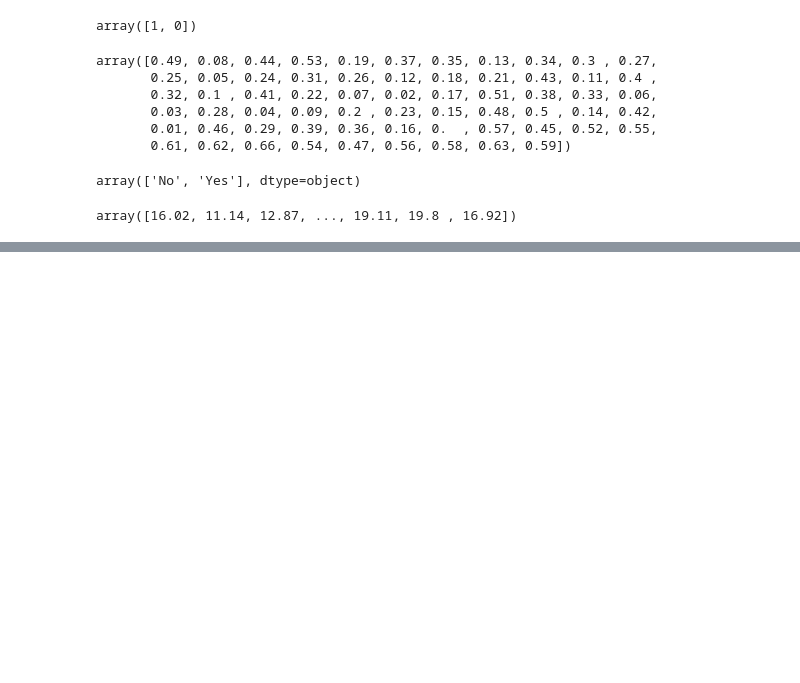
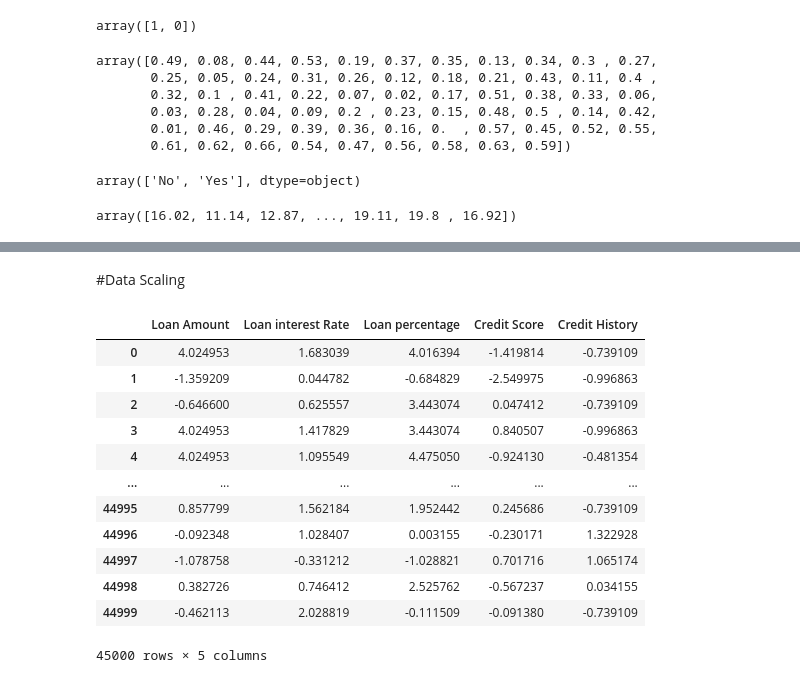
Before and after one commit to Muhammad-Musharraf/Machine-Learning, a Jupyter notebook: Loan_Approved_Prediction.ipynb, the cells around one changed output, grey strips where cells are left out. Saved outputs shown, nothing was run; the diff lists cells and outputs as text; code cells hidden in the pictures; blank space fills up the shorter version.

```diff
--- a/Loan_Approved_Prediction.ipynb
+++ b/Loan_Approved_Prediction.ipynb
@@ -227,0 +303,4 @@ array([16.02, 11.14, 12.87, ..., 19.11, 19.8 , 16.92])
+# %%
+le=LabelEncoder()
+# %%
+df['Previous Loan']=le.fit_transform(df['Previous Loan'])
@@ -227,0 +324,10 @@ array([16.02, 11.14, 12.87, ..., 19.11, 19.8 , 16.92])
+# %% [markdown]
+#Data Scaling
+# %%
+num_cols = [
+    'Loan Amount',
+    'Loan interest Rate',
+    'Loan percentage',
+    'Credit Score',
+    'Credit History'
+]
@@ -227,0 +342,23 @@ array([16.02, 11.14, 12.87, ..., 19.11, 19.8 , 16.92])
+# %%
+from sklearn.preprocessing import StandardScaler
+
+scaler = StandardScaler()
+
+for col in num_cols:
+    df[col] = scaler.fit_transform(df[[col]])
+# %%
+df[num_cols]
+# %% [output]
+|  | Loan Amount | Loan interest Rate | Loan percentage | Credit Score | Credit History |
+| 0 | 4.024953 | 1.683039 | 4.016394 | -1.419814 | -0.739109 |
+| 1 | -1.359209 | 0.044782 | -0.684829 | -2.549975 | -0.996863 |
+| 2 | -0.646600 | 0.625557 | 3.443074 | 0.047412 | -0.739109 |
+| 3 | 4.024953 | 1.417829 | 3.443074 | 0.840507 | -0.996863 |
+| 4 | 4.024953 | 1.095549 | 4.475050 | -0.924130 | -0.481354 |
+| ... | ... | ... | ... | ... | ... |
+| 44995 | 0.857799 | 1.562184 | 1.952442 | 0.245686 | -0.739109 |
+| 44996 | -0.092348 | 1.028407 | 0.003155 | -0.230171 | 1.322928 |
+| 44997 | -1.078758 | -0.331212 | -1.028821 | 0.701716 | 1.065174 |
+| 44998 | 0.382726 | 0.746412 | 2.525762 | -0.567237 | 0.034155 |
+| 44999 | -0.462113 | 2.028819 | -0.111509 | -0.091380 | -0.739109 |
+45000 rows × 5 columns
```
Also changed, not shown: parts of 20 cells of this notebook.
